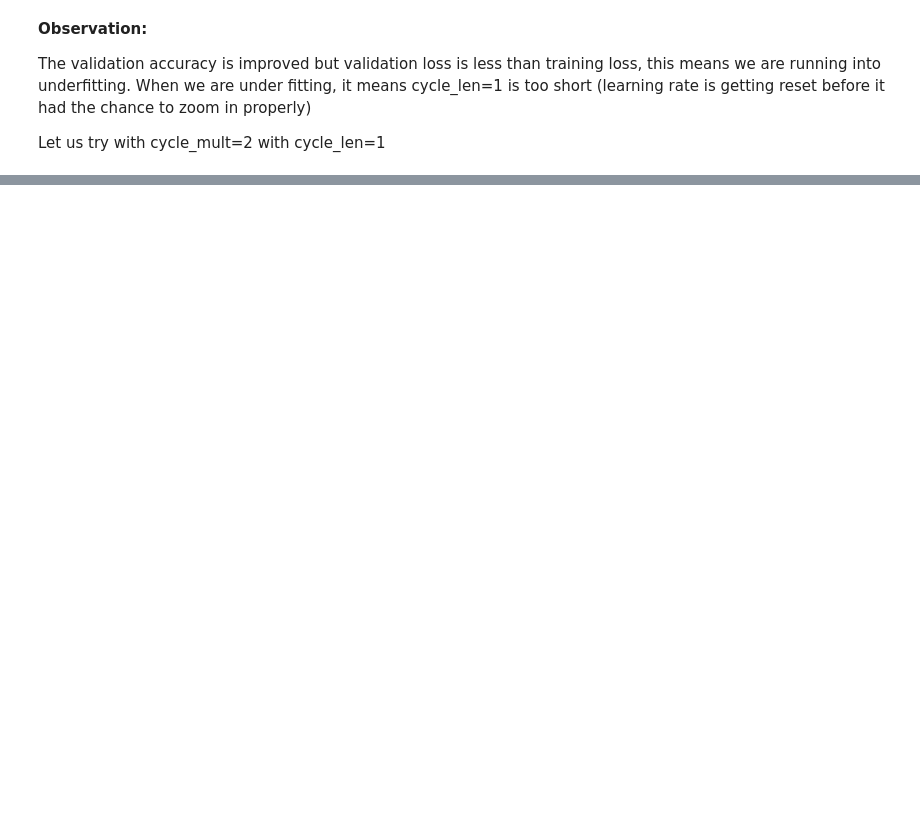
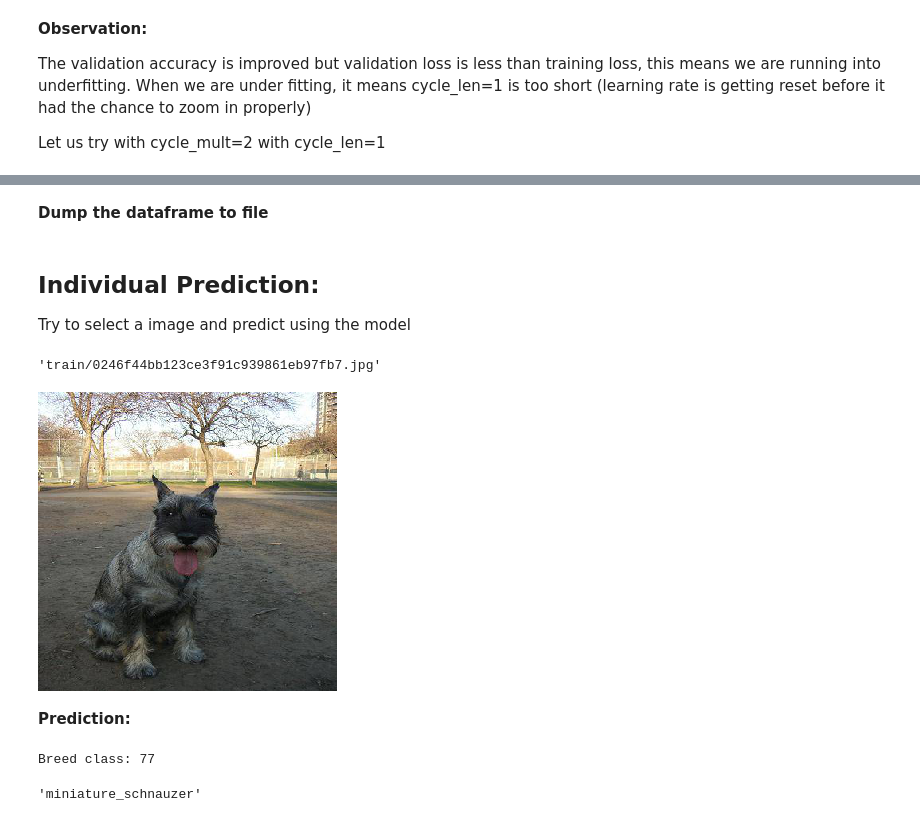
Before and after one commit to sayakgis/dog_breed_kaggle, a Jupyter notebook: Fastai_DogBreed_Classification.ipynb, the cells around one changed output, grey strips where cells are left out. Saved outputs shown, nothing was run; the diff lists cells and outputs as text; code cells hidden in the pictures; blank space fills up the shorter version.

```diff
--- a/Fastai_DogBreed_Classification.ipynb
+++ b/Fastai_DogBreed_Classification.ipynb
@@ -597,0 +739,2 @@ Let us try with cycle_mult=2 with cycle_len=1
+# %% [markdown]
+**Dump the dataframe to file**
@@ -597,0 +747,27 @@ Let us try with cycle_mult=2 with cycle_len=1
+# %% [markdown]
+## Individual Prediction:
+
+Try to select a image and predict using the model
+# %%
+fn=data.val_ds.fnames[25]
+fn
+# %% [output]
+'train/0246f44bb123ce3f91c939861eb97fb7.jpg'
+# %%
+Image.open(PATH+fn).resize((299,299))
+# %% [output]
+[figure, added]
+# %% [markdown]
+**Prediction:**
+# %%
+trn_tfms,val_tfms=tfms_from_model(arch,sz)
+im=val_tfms(open_image(PATH+fn))   #returns ndarray of image pixel values
+preds=learn_resnext.predict_array(im[None])
+print('Breed class:',np.argmax(preds))
+# %% [output]
+Breed class: 77
+# %%
+breed_name=data.classes[np.argmax(preds)]
+breed_name
+# %% [output]
+'miniature_schnauzer'
```
Also changed, not shown: parts of 47 cells of this notebook.
